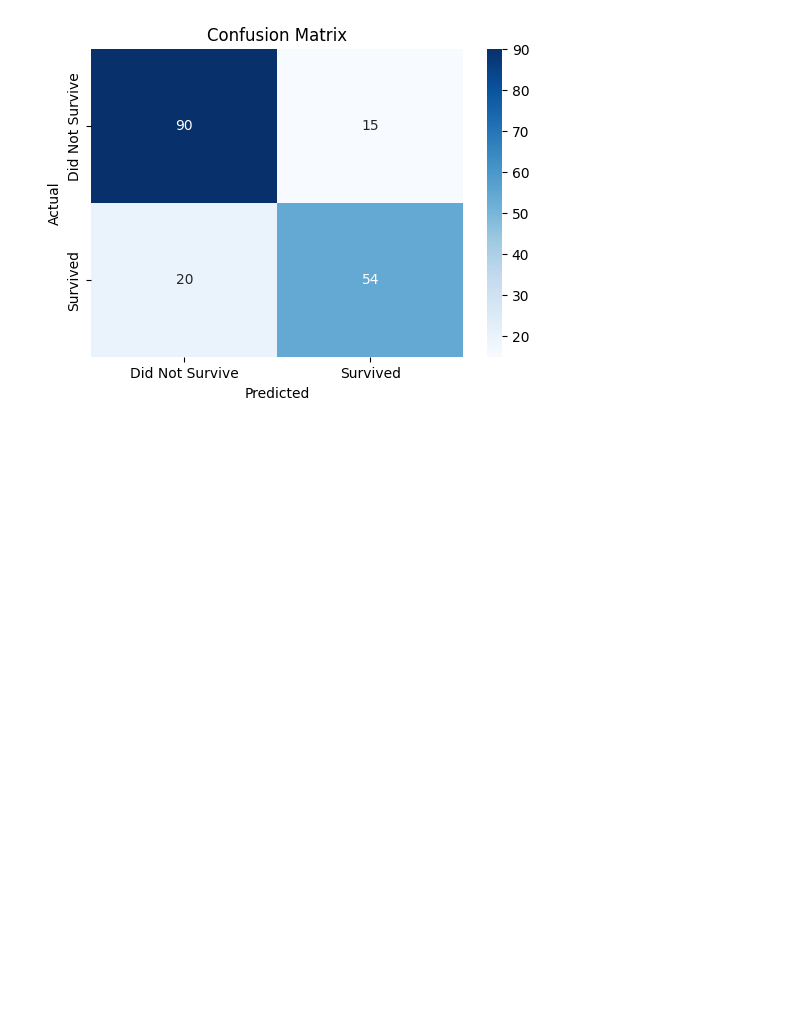
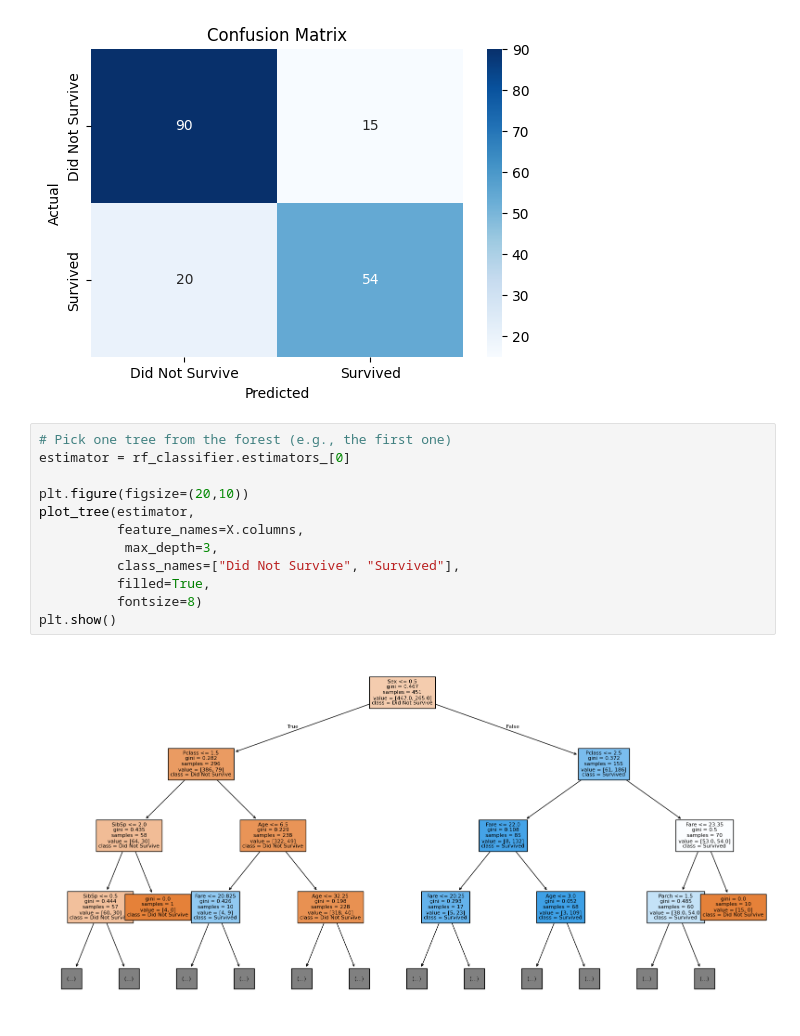
Before and after one commit to krish6622/ai-ml-projects, a Jupyter notebook: Random_Forest/Titatanic_Survival_Prediction.ipynb, the cells around one changed output. Saved outputs shown, nothing was run; the diff lists cells and outputs as text; blank space fills up the shorter version.

```diff
--- a/Random_Forest/Titatanic_Survival_Prediction.ipynb
+++ b/Random_Forest/Titatanic_Survival_Prediction.ipynb
@@ -98,3 +99,17 @@ plt.show()
 # %% [output]
 [figure]
 [figure]
+# %%
+# Pick one tree from the forest (e.g., the first one)
+estimator = rf_classifier.estimators_[0]
+
+plt.figure(figsize=(20,10))
+plot_tree(estimator,
+          feature_names=X.columns,
+           max_depth=3,
+          class_names=["Did Not Survive", "Survived"],
+          filled=True,
+          fontsize=8)
+plt.show()
+# %% [output]
+[figure, added]
```
Also changed, not shown: parts of 1 cell of this notebook.
